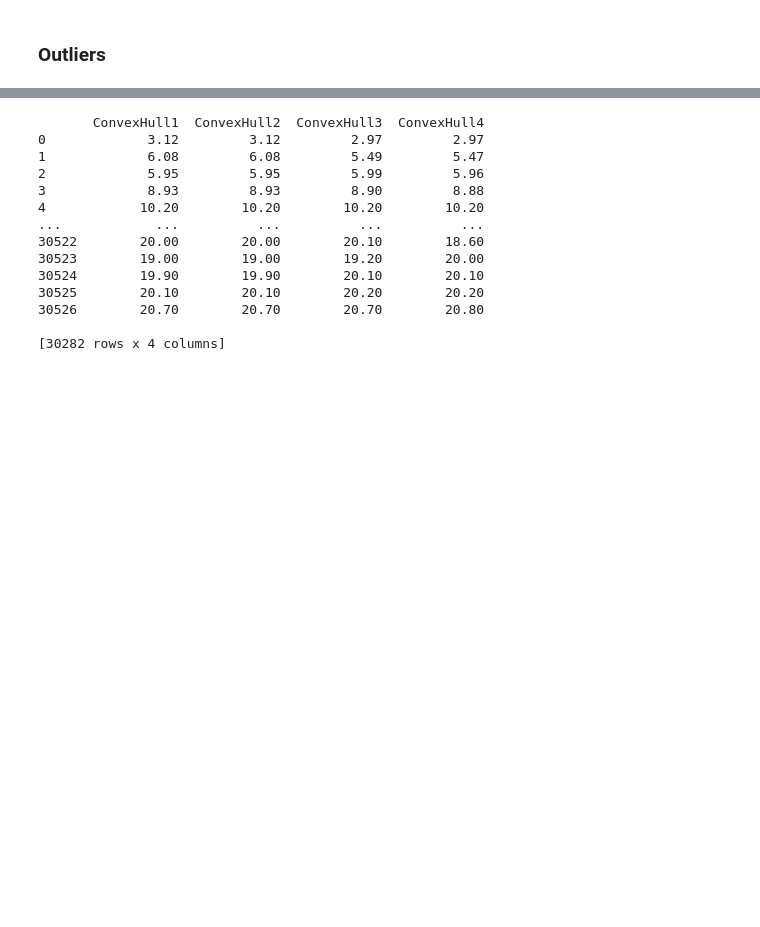
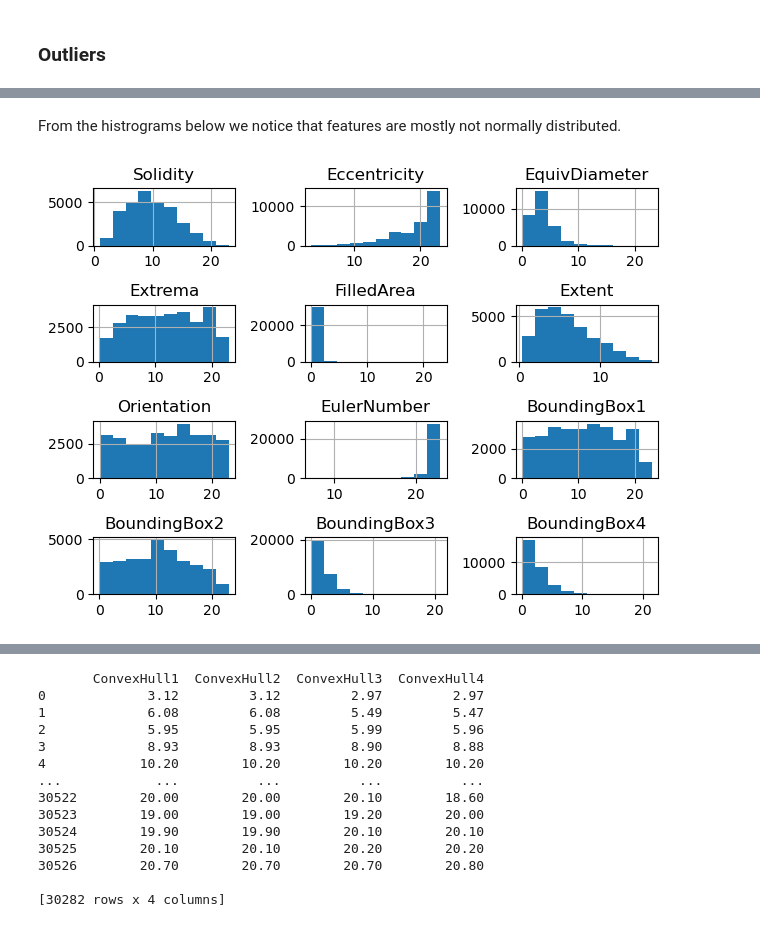
Before and after one commit to dabokva/ProjectML, a Jupyter notebook: documentation.ipynb, the cells around one changed output, grey strips where cells are left out. Cells and saved outputs as stored; diff of their text form; code cells hidden in the pictures; blank space fills up the shorter version.

```diff
--- a/documentation.ipynb
+++ b/documentation.ipynb
@@ -255,0 +260,8 @@ df.describe()
+# %% [markdown]
+From the histrograms below we notice that features are mostly not normally distributed.
+# %%
+df.loc[:, df.columns[:12]].hist()
+plt.tight_layout()
+plt.show()
+# %% [output]
+[figure, added]
```
Also changed, not shown: parts of 64 cells of this notebook.
